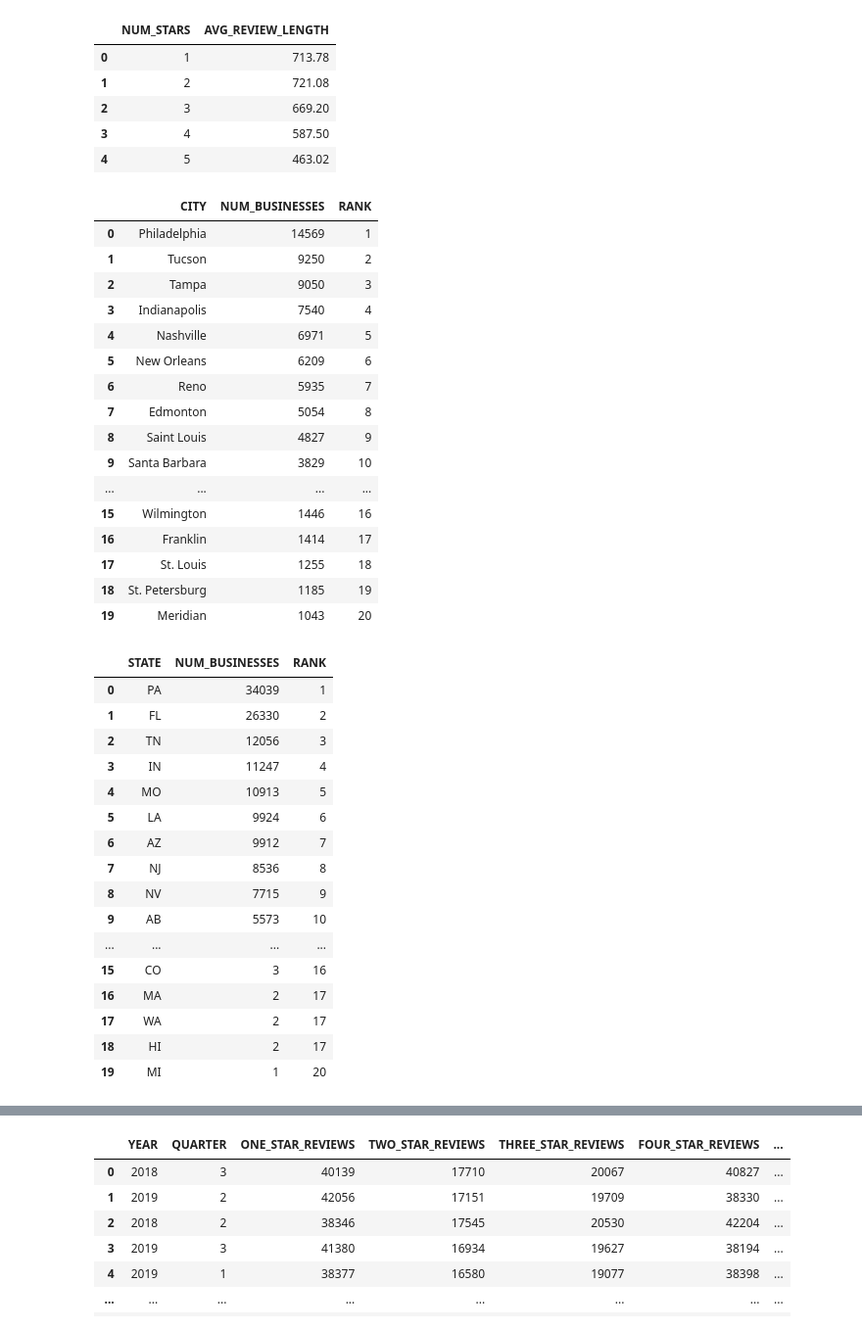
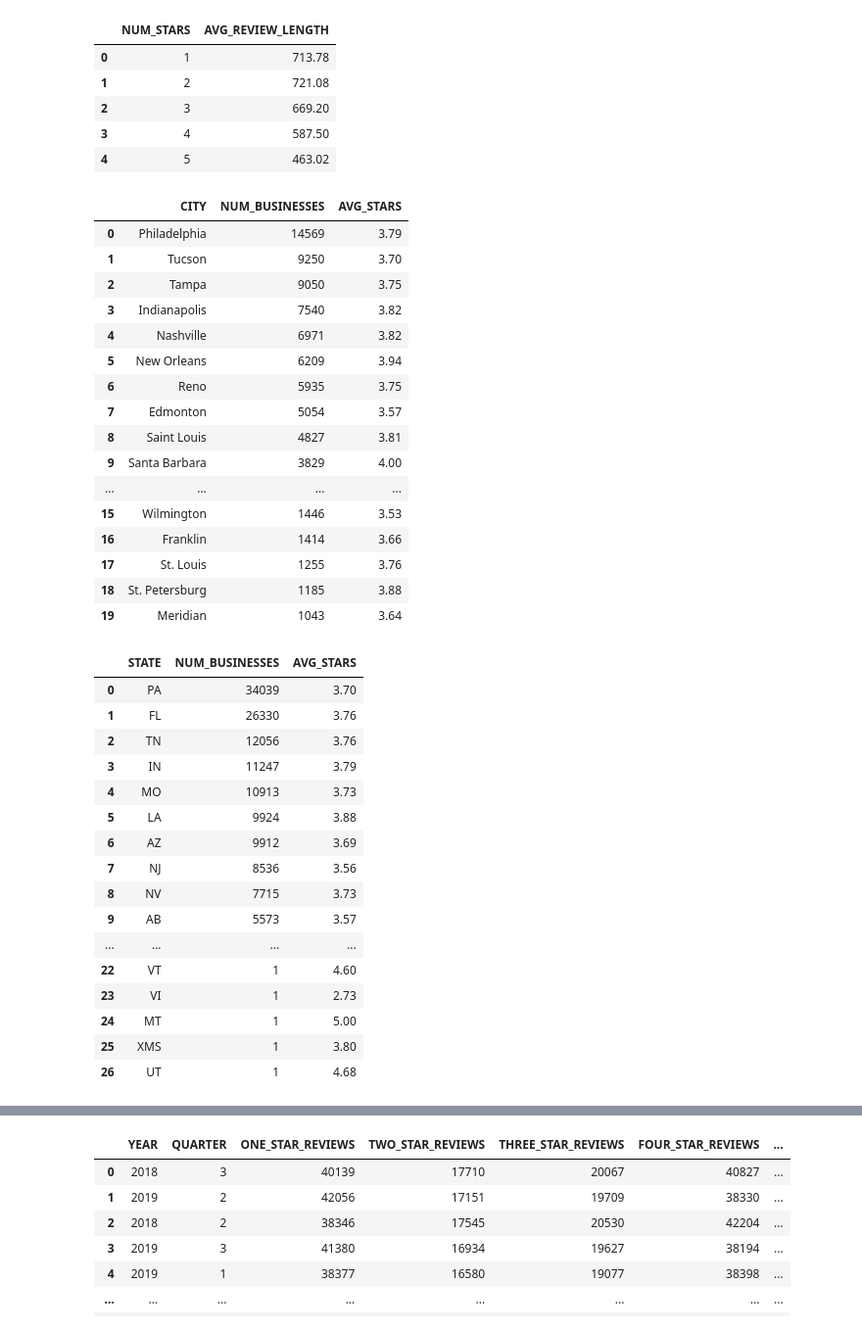
Before and after one commit to KeeganDavis/data-projects, a Jupyter notebook: yelp-reviews/notebooks/sql_queries.ipynb, the cells around one changed output, grey strips where cells are left out. Shown: that part at 98% size. Drawn from its saved outputs; the diff is of its cells as text; code cells hidden in the pictures.

Commit message:
found businesses with highest reviews and started working on user engagement funnel

```diff
--- a/yelp-reviews/notebooks/sql_queries.ipynb
+++ b/yelp-reviews/notebooks/sql_queries.ipynb
@@ -525,12 +525,12 @@ display(df)
 | 3 | 4 | 587.50 |
 | 4 | 5 | 463.02 |
 # %%
-# Ranking cities by number of reviews
+# Number of businesses and avg star rating by city
 df = cur.execute('''
                 SELECT
                     city,
                     COUNT(DISTINCT yb.business_id) num_businesses,
-                    RANK() OVER(ORDER BY COUNT(DISTINCT yb.business_id) DESC) AS Rank
+                    ROUND(AVG(yr.stars), 2) as avg_stars
                 FROM yelp_reviews yr
                 JOIN yelp_businesses yb
                     ON yr.business_id = yb.business_id
@@ -541,57 +541,56 @@ df = cur.execute('''
 
 display(df)
 # %% [output]
-|  | CITY | NUM_BUSINESSES | RANK |
-| 0 | Philadelphia | 14569 | 1 |
-| 1 | Tucson | 9250 | 2 |
-| 2 | Tampa | 9050 | 3 |
-| 3 | Indianapolis | 7540 | 4 |
-| 4 | Nashville | 6971 | 5 |
-| 5 | New Orleans | 6209 | 6 |
-| 6 | Reno | 5935 | 7 |
-| 7 | Edmonton | 5054 | 8 |
-| 8 | Saint Louis | 4827 | 9 |
-| 9 | Santa Barbara | 3829 | 10 |
+|  | CITY | NUM_BUSINESSES | AVG_STARS |
+| 0 | Philadelphia | 14569 | 3.79 |
+| 1 | Tucson | 9250 | 3.70 |
+| 2 | Tampa | 9050 | 3.75 |
+| 3 | Indianapolis | 7540 | 3.82 |
+| 4 | Nashville | 6971 | 3.82 |
+| 5 | New Orleans | 6209 | 3.94 |
+| 6 | Reno | 5935 | 3.75 |
+| 7 | Edmonton | 5054 | 3.57 |
+| 8 | Saint Louis | 4827 | 3.81 |
+| 9 | Santa Barbara | 3829 | 4.00 |
 | ... | ... | ... | ... |
-| 15 | Wilmington | 1446 | 16 |
-| 16 | Franklin | 1414 | 17 |
-| 17 | St. Louis | 1255 | 18 |
-| 18 | St. Petersburg | 1185 | 19 |
-| 19 | Meridian | 1043 | 20 |
+| 15 | Wilmington | 1446 | 3.53 |
+| 16 | Franklin | 1414 | 3.66 |
+| 17 | St. Louis | 1255 | 3.76 |
+| 18 | St. Petersburg | 1185 | 3.88 |
+| 19 | Meridian | 1043 | 3.64 |
 # %%
-# Ranking states by number of reviews
+# Number of businesses and avg star rating by state
 df = cur.execute('''
                 SELECT
                     state,
                     COUNT(DISTINCT yb.business_id) num_businesses,
-                    RANK() OVER(ORDER BY COUNT(DISTINCT yb.business_id) DESC) AS Rank
+                    ROUND(AVG(yr.stars), 2) as avg_stars
                 FROM yelp_reviews yr
                 JOIN yelp_businesses yb
                     ON yr.business_id = yb.business_id
                 GROUP BY state
-                ORDER BY 2 DESC
-                LIMIT 20;
+                ORDER BY 2 DESC;
                  ''').fetch_pandas_all()
 
 display(df)
 # %% [output]
-|  | STATE | NUM_BUSINESSES | RANK |
-| 0 | PA | 34039 | 1 |
-| 1 | FL | 26330 | 2 |
-| 2 | TN | 12056 | 3 |
-| 3 | IN | 11247 | 4 |
-| 4 | MO | 10913 | 5 |
-| 5 | LA | 9924 | 6 |
-| 6 | AZ | 9912 | 7 |
-| 7 | NJ | 8536 | 8 |
-| 8 | NV | 7715 | 9 |
-| 9 | AB | 5573 | 10 |
+|  | STATE | NUM_BUSINESSES | AVG_STARS |
+| 0 | PA | 34039 | 3.70 |
+| 1 | FL | 26330 | 3.76 |
+| 2 | TN | 12056 | 3.76 |
+| 3 | IN | 11247 | 3.79 |
+| 4 | MO | 10913 | 3.73 |
+| 5 | LA | 9924 | 3.88 |
+| 6 | AZ | 9912 | 3.69 |
+| 7 | NJ | 8536 | 3.56 |
+| 8 | NV | 7715 | 3.73 |
+| 9 | AB | 5573 | 3.57 |
 | ... | ... | ... | ... |
-| 15 | CO | 3 | 16 |
-| 16 | MA | 2 | 17 |
-| 17 | WA | 2 | 17 |
-| 18 | HI | 2 | 17 |
-| 19 | MI | 1 | 20 |
+| 22 | VT | 1 | 4.60 |
+| 23 | VI | 1 | 2.73 |
+| 24 | MT | 1 | 5.00 |
+| 25 | XMS | 1 | 3.80 |
+| 26 | UT | 1 | 4.68 |
 # %%
 # Reviews by quarter
 df = cur.execute('''
```
Also changed, not shown: parts of 8 cells of this notebook.
